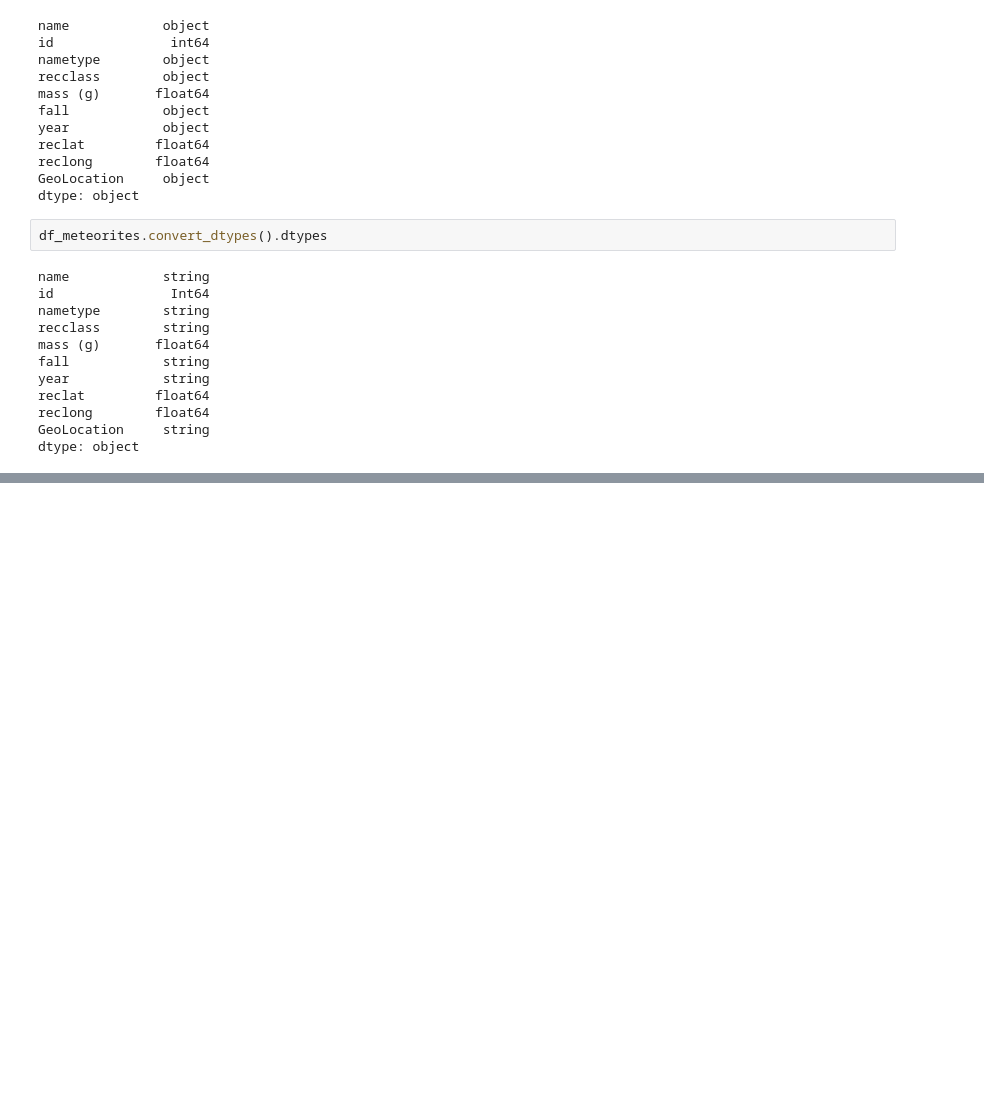
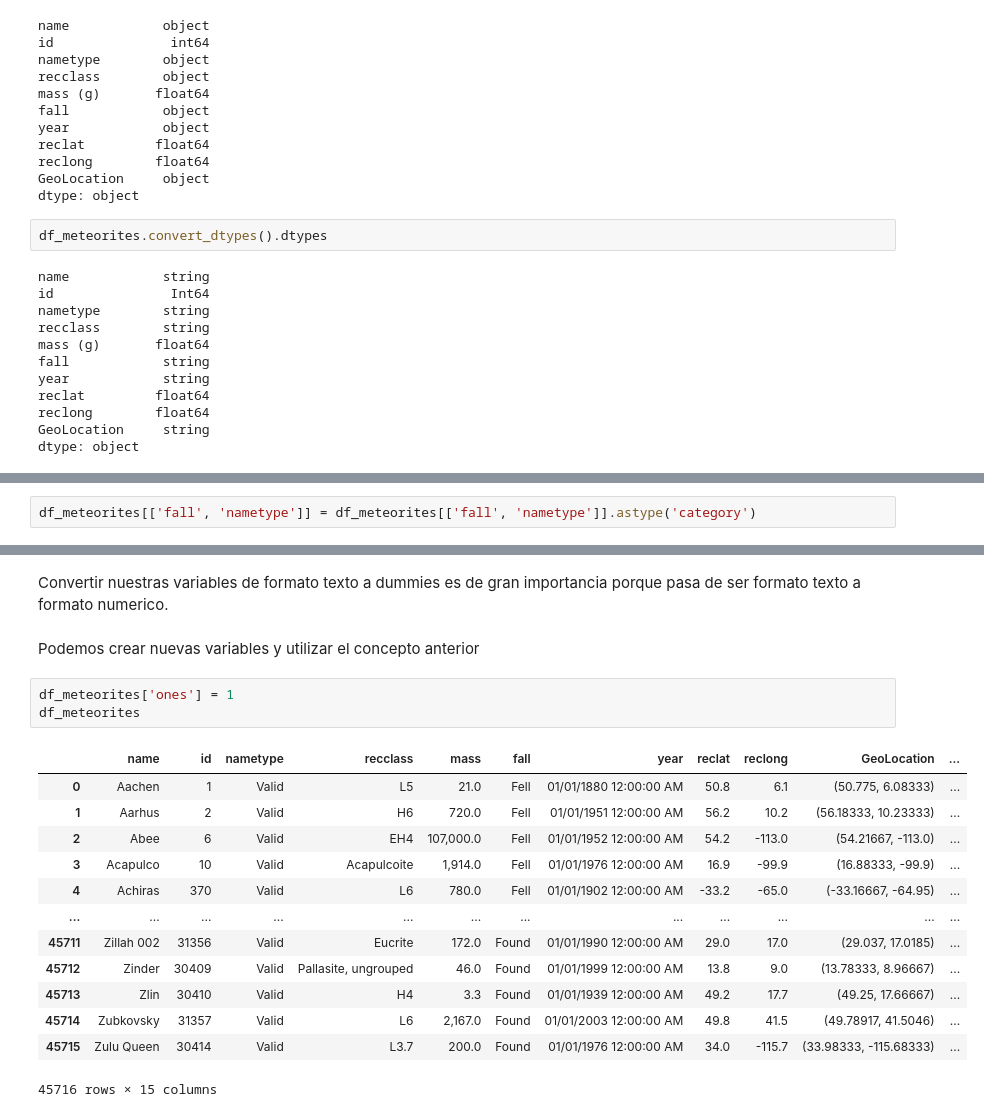
Before and after one commit to francomanca93/analisis-de-datos, a Jupyter notebook: 2-Funcionalidades-basicas-de-pandas/7_Tipos_de_datos.ipynb, the cells around one changed output, grey strips where cells are left out. Cells and saved outputs as stored; diff of their text form; blank space fills up the shorter version.

Commit message:
Variables categoricas y de tiempo en detalle

```diff
--- a/2-Funcionalidades-basicas-de-pandas/7_Tipos_de_datos.ipynb
+++ b/2-Funcionalidades-basicas-de-pandas/7_Tipos_de_datos.ipynb
@@ -174,0 +238,2 @@ dtype: object
+# %%
+df_meteorites[['fall', 'nametype']] = df_meteorites[['fall', 'nametype']].astype('category')
@@ -174,0 +321,21 @@ dtype: object
+# %% [markdown]
+Convertir nuestras variables de formato texto a dummies es de gran importancia porque pasa de ser formato texto a formato numerico.
+# %% [markdown]
+Podemos crear nuevas variables y utilizar el concepto anterior
+# %%
+df_meteorites['ones'] = 1
+df_meteorites
+# %% [output]
+|  | name | id | nametype | recclass | mass | fall | year | reclat | reclong | GeoLocation | ... |
+| 0 | Aachen | 1 | Valid | L5 | 21.0 | Fell | 01/01/1880 12:00:00 AM | 50.8 | 6.1 | (50.775, 6.08333) | ... |
+| 1 | Aarhus | 2 | Valid | H6 | 720.0 | Fell | 01/01/1951 12:00:00 AM | 56.2 | 10.2 | (56.18333, 10.23333) | ... |
+| 2 | Abee | 6 | Valid | EH4 | 107,000.0 | Fell | 01/01/1952 12:00:00 AM | 54.2 | -113.0 | (54.21667, -113.0) | ... |
+| 3 | Acapulco | 10 | Valid | Acapulcoite | 1,914.0 | Fell | 01/01/1976 12:00:00 AM | 16.9 | -99.9 | (16.88333, -99.9) | ... |
+| 4 | Achiras | 370 | Valid | L6 | 780.0 | Fell | 01/01/1902 12:00:00 AM | -33.2 | -65.0 | (-33.16667, -64.95) | ... |
+| ... | ... | ... | ... | ... | ... | ... | ... | ... | ... | ... | ... |
+| 45711 | Zillah 002 | 31356 | Valid | Eucrite | 172.0 | Found | 01/01/1990 12:00:00 AM | 29.0 | 17.0 | (29.037, 17.0185) | ... |
+| 45712 | Zinder | 30409 | Valid | Pallasite, ungrouped | 46.0 | Found | 01/01/1999 12:00:00 AM | 13.8 | 9.0 | (13.78333, 8.96667) | ... |
+| 45713 | Zlin | 30410 | Valid | H4 | 3.3 | Found | 01/01/1939 12:00:00 AM | 49.2 | 17.7 | (49.25, 17.66667) | ... |
+| 45714 | Zubkovsky | 31357 | Valid | L6 | 2,167.0 | Found | 01/01/2003 12:00:00 AM | 49.8 | 41.5 | (49.78917, 41.5046) | ... |
+| 45715 | Zulu Queen | 30414 | Valid | L3.7 | 200.0 | Found | 01/01/1976 12:00:00 AM | 34.0 | -115.7 | (33.98333, -115.68333) | ... |
+45716 rows × 15 columns
```
Also changed, not shown: parts of 33 cells of this notebook.
